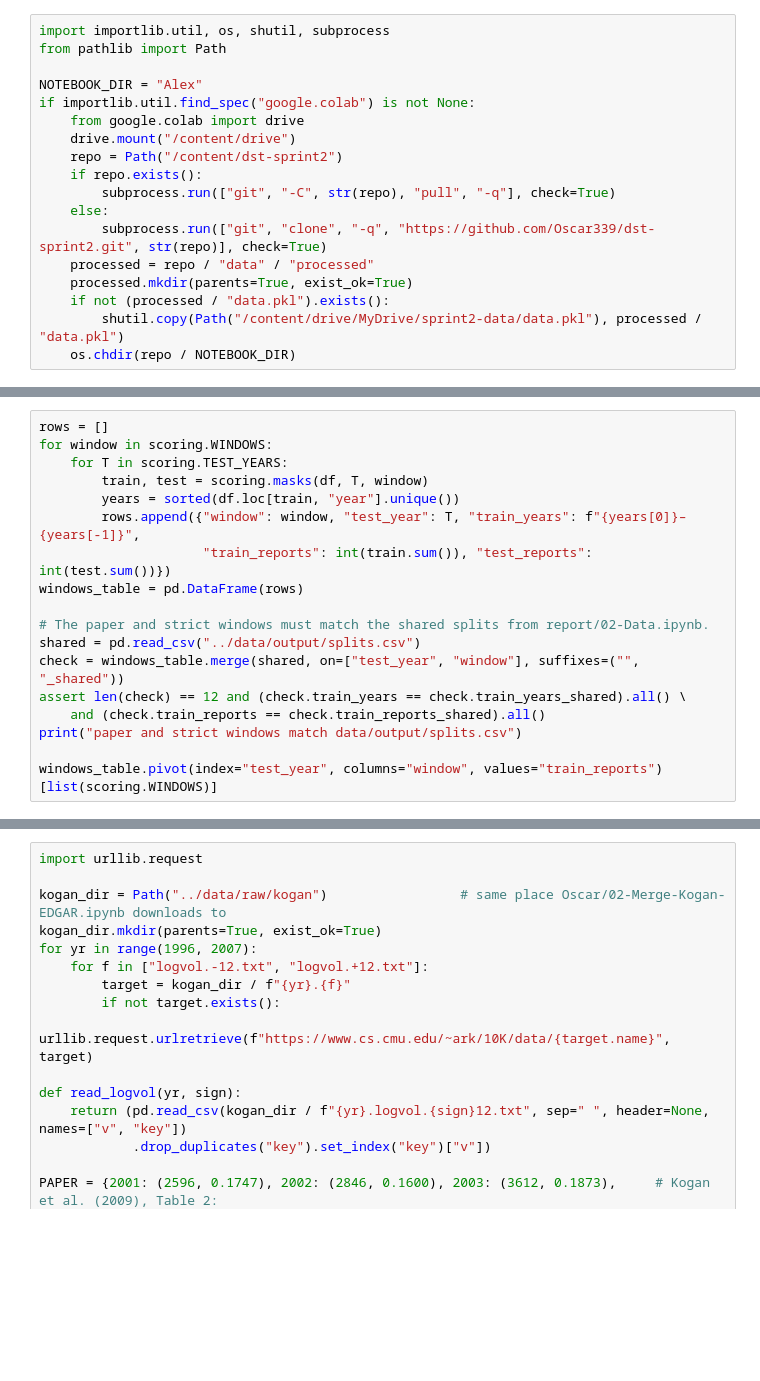
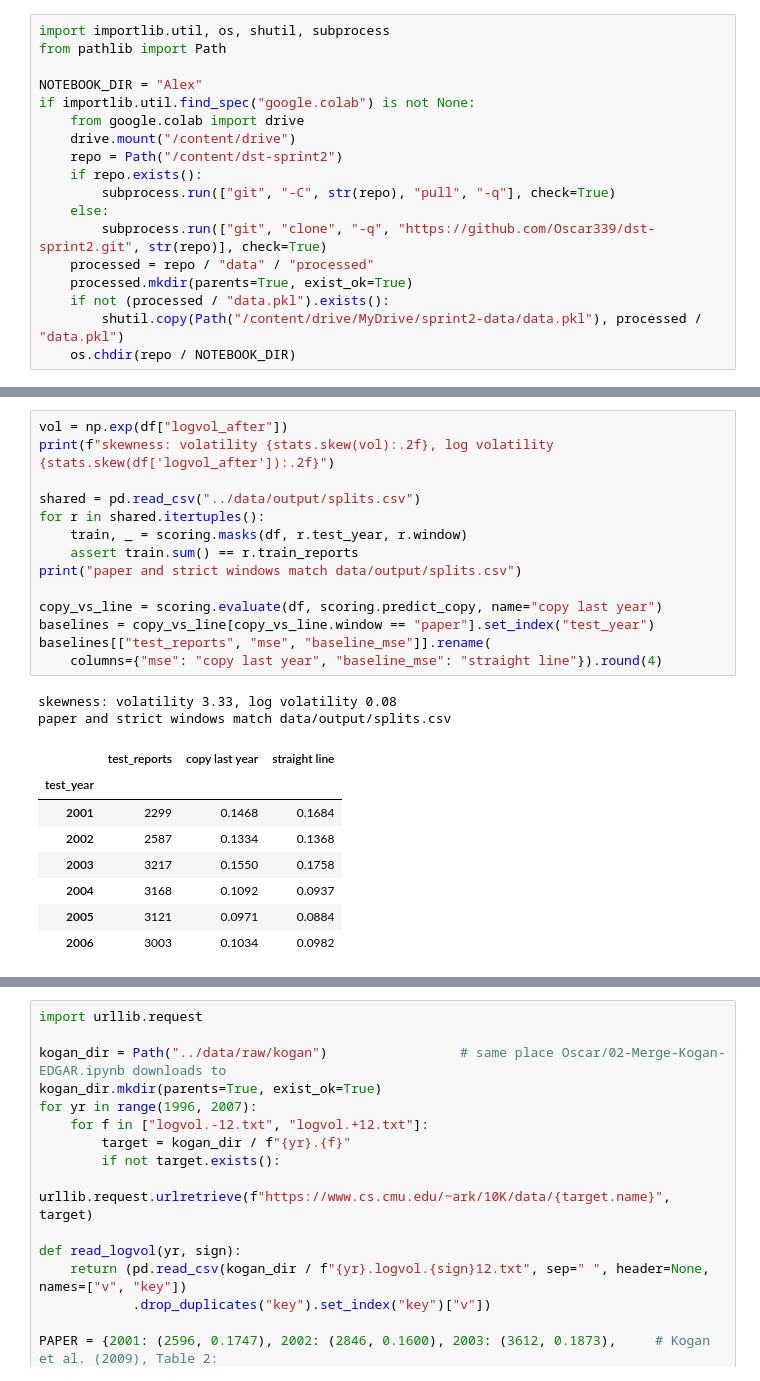
Before and after one commit to Oscar339/dst-sprint2, a Jupyter notebook: Alex/02-Models.ipynb, the cells around one changed output, grey strips where cells are left out. Saved outputs shown, nothing was run; the diff lists cells and outputs as text; blank space fills up the shorter version.

```diff
--- a/Alex/02-Models.ipynb
+++ b/Alex/02-Models.ipynb
@@ -82,18 +61,0 @@ are the same (1996–1999), as the data starts in 1996.
-# %%
-rows = []
-for window in scoring.WINDOWS:
-    for T in scoring.TEST_YEARS:
-        train, test = scoring.masks(df, T, window)
-        years = sorted(df.loc[train, "year"].unique())
-        rows.append({"window": window, "test_year": T, "train_years": f"{years[0]}–{years[-1]}",
-                     "train_reports": int(train.sum()), "test_reports": int(test.sum())})
-windows_table = pd.DataFrame(rows)
-
-# The paper and strict windows must match the shared splits from report/02-Data.ipynb.
-shared = pd.read_csv("../data/output/splits.csv")
-check = windows_table.merge(shared, on=["test_year", "window"], suffixes=("", "_shared"))
-assert len(check) == 12 and (check.train_years == check.train_years_shared).all() \
-    and (check.train_reports == check.train_reports_shared).all()
-print("paper and strict windows match data/output/splits.csv")
-
-windows_table.pivot(index="test_year", columns="window", values="train_reports")[list(scoring.WINDOWS)]
@@ -271,0 +62,25 @@ summarise(pd.concat([copy_vs_line, ridge_results], ignore_index=True))
+# %%
+vol = np.exp(df["logvol_after"])
+print(f"skewness: volatility {stats.skew(vol):.2f}, log volatility {stats.skew(df['logvol_after']):.2f}")
+
+shared = pd.read_csv("../data/output/splits.csv")
+for r in shared.itertuples():
+    train, _ = scoring.masks(df, r.test_year, r.window)
+    assert train.sum() == r.train_reports
+print("paper and strict windows match data/output/splits.csv")
+
+copy_vs_line = scoring.evaluate(df, scoring.predict_copy, name="copy last year")
+baselines = copy_vs_line[copy_vs_line.window == "paper"].set_index("test_year")
+baselines[["test_reports", "mse", "baseline_mse"]].rename(
+    columns={"mse": "copy last year", "baseline_mse": "straight line"}).round(4)
+# %% [output]
+skewness: volatility 3.33, log volatility 0.08
+paper and strict windows match data/output/splits.csv
+|  | test_reports | copy last year | straight line |
+| test_year |  |  |  |
+| 2001 | 2299 | 0.1468 | 0.1684 |
+| 2002 | 2587 | 0.1334 | 0.1368 |
+| 2003 | 3217 | 0.1550 | 0.1758 |
+| 2004 | 3168 | 0.1092 | 0.0937 |
+| 2005 | 3121 | 0.0971 | 0.0884 |
+| 2006 | 3003 | 0.1034 | 0.0982 |
```
Also changed, not shown: parts of 31 cells of this notebook, 2 other files.
